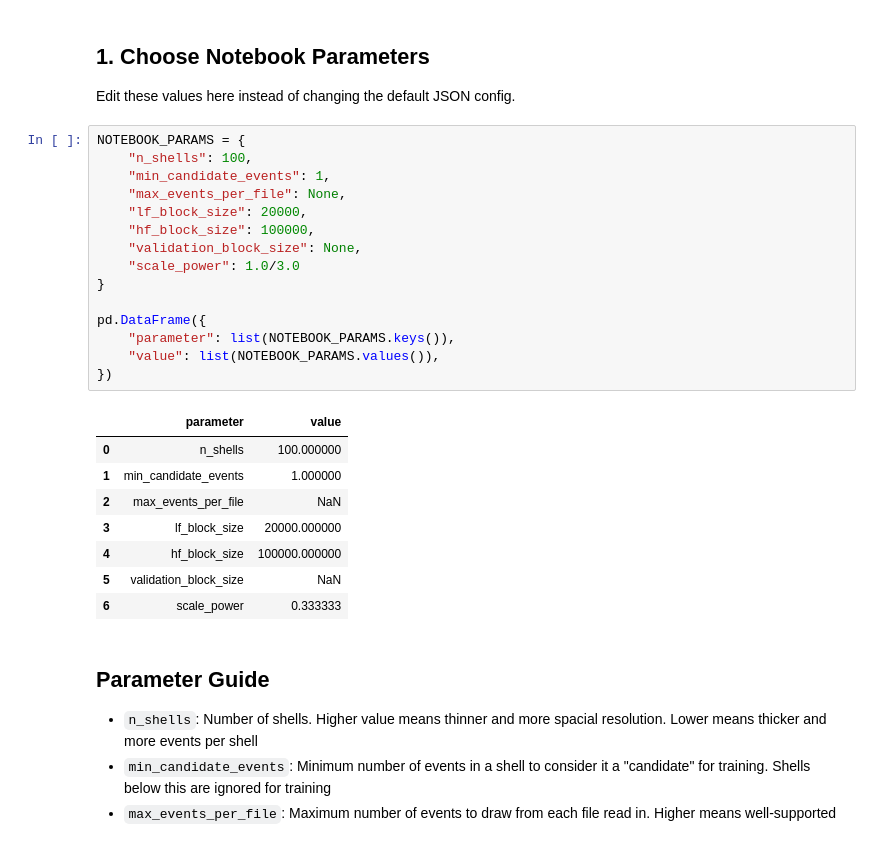
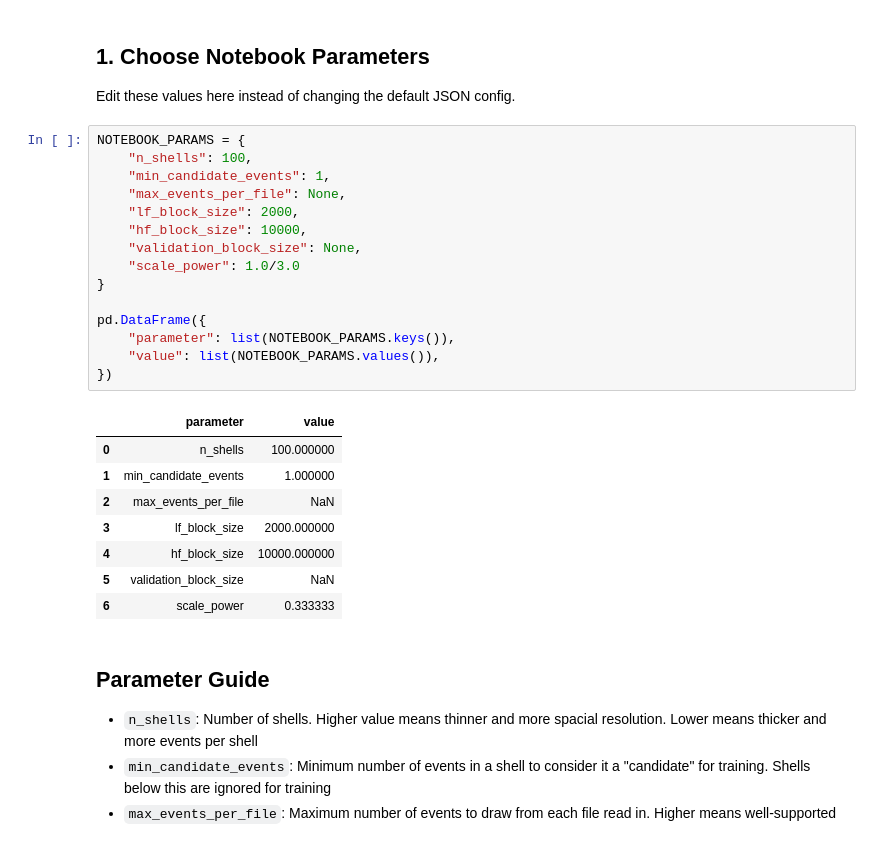
Before and after one commit to apatnaik0/XLZD, a Jupyter notebook: cnp_mfgp/notebooks/CNP_full_workflow.ipynb, the cells around one changed output. Drawn from its saved outputs; the diff is of its cells as text.

```diff
--- a/cnp_mfgp/notebooks/CNP_full_workflow.ipynb
+++ b/cnp_mfgp/notebooks/CNP_full_workflow.ipynb
@@ -65,25 +67,25 @@ Edit these values here instead of changing the default JSON config.
 # %%
 NOTEBOOK_PARAMS = {
     "n_shells": 100,
     "min_candidate_events": 1,
     "max_events_per_file": None,
-    "lf_block_size": 20000,
-    "hf_block_size": 100000,
+    "lf_block_size": 2000,
+    "hf_block_size": 10000,
     "validation_block_size": None,
     "scale_power": 1.0/3.0
 }
 
 pd.DataFrame({
     "parameter": list(NOTEBOOK_PARAMS.keys()),
     "value": list(NOTEBOOK_PARAMS.values()),
 })
 # %% [output]
 |  | parameter | value |
 | 0 | n_shells | 100.000000 |
 | 1 | min_candidate_events | 1.000000 |
 | 2 | max_events_per_file | NaN |
-| 3 | lf_block_size | 20000.000000 |
-| 4 | hf_block_size | 100000.000000 |
+| 3 | lf_block_size | 2000.000000 |
+| 4 | hf_block_size | 10000.000000 |
 | 5 | validation_block_size | NaN |
 | 6 | scale_power | 0.333333 |
 # %% [markdown]
```
Also changed, not shown: parts of 8 cells of this notebook, 6 other files.
